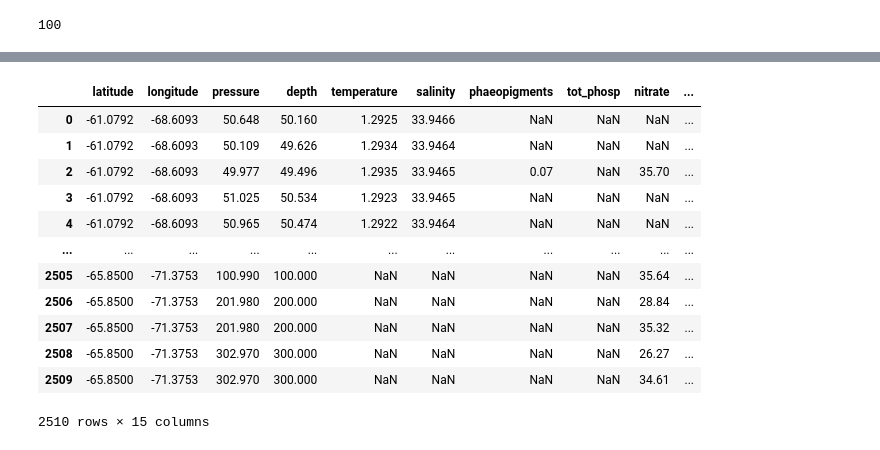
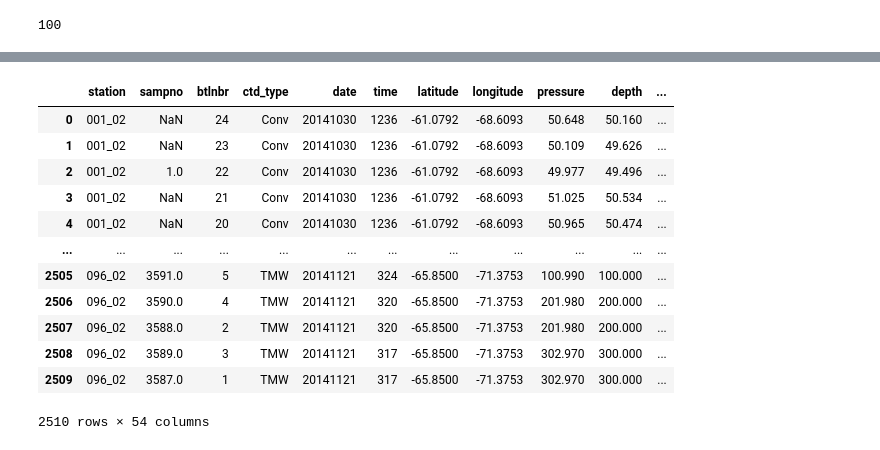
Before and after one commit to ayushnag/sophy, a Jupyter notebook: sophy/sophysandbox.ipynb, the cells around one changed output, grey strips where cells are left out. Saved outputs shown, nothing was run; the diff lists cells and outputs as text; code cells hidden in the pictures.

```diff
--- a/sophy/sophysandbox.ipynb
+++ b/sophy/sophysandbox.ipynb
@@ -799,24 +828,19 @@ pd.read_csv('../data/datasets/lter.csv', encoding='unicode_escape').head(100)
 # %%
 sample_df: DataFrame = pd.read_csv('../data/datasets/modified/joy_warren.csv', encoding='utf-8')
-sample_df['timestamp'] = pd.to_datetime(sample_df['date'], format='%Y%m%d', errors='coerce').dropna()
-sample_df = sample_df.drop(columns=['date', 'time'])
-extra = sample_df.columns.difference(sophysql.get_table_cols("sample"))
-sample_df["extra"] = sample_df[extra].agg(lambda r: r[r.notna()].to_json(), axis=1)
-sample_df = sample_df.drop(columns=list(extra))
 sample_df
 # chemtax_df = pd.read_csv('../data/datasets/joy_warren_chemtax.csv')
 # chemtax_df
 # %% [output]
-|  | latitude | longitude | pressure | depth | temperature | salinity | phaeopigments | tot_phosp | nitrate | ... |
-| 0 | -61.0792 | -68.6093 | 50.648 | 50.160 | 1.2925 | 33.9466 | NaN | NaN | NaN | ... |
-| 1 | -61.0792 | -68.6093 | 50.109 | 49.626 | 1.2934 | 33.9464 | NaN | NaN | NaN | ... |
-| 2 | -61.0792 | -68.6093 | 49.977 | 49.496 | 1.2935 | 33.9465 | 0.07 | NaN | 35.70 | ... |
-| 3 | -61.0792 | -68.6093 | 51.025 | 50.534 | 1.2923 | 33.9465 | NaN | NaN | NaN | ... |
-| 4 | -61.0792 | -68.6093 | 50.965 | 50.474 | 1.2922 | 33.9464 | NaN | NaN | NaN | ... |
-| ... | ... | ... | ... | ... | ... | ... | ... | ... | ... | ... |
-| 2505 | -65.8500 | -71.3753 | 100.990 | 100.000 | NaN | NaN | NaN | NaN | 35.64 | ... |
-| 2506 | -65.8500 | -71.3753 | 201.980 | 200.000 | NaN | NaN | NaN | NaN | 28.84 | ... |
-| 2507 | -65.8500 | -71.3753 | 201.980 | 200.000 | NaN | NaN | NaN | NaN | 35.32 | ... |
-| 2508 | -65.8500 | -71.3753 | 302.970 | 300.000 | NaN | NaN | NaN | NaN | 26.27 | ... |
-| 2509 | -65.8500 | -71.3753 | 302.970 | 300.000 | NaN | NaN | NaN | NaN | 34.61 | ... |
+|  | station | sampno | btlnbr | ctd_type | date | time | latitude | longitude | pressure | depth | ... |
+| 0 | 001_02 | NaN | 24 | Conv | 20141030 | 1236 | -61.0792 | -68.6093 | 50.648 | 50.160 | ... |
+| 1 | 001_02 | NaN | 23 | Conv | 20141030 | 1236 | -61.0792 | -68.6093 | 50.109 | 49.626 | ... |
+| 2 | 001_02 | 1.0 | 22 | Conv | 20141030 | 1236 | -61.0792 | -68.6093 | 49.977 | 49.496 | ... |
+| 3 | 001_02 | NaN | 21 | Conv | 20141030 | 1236 | -61.0792 | -68.6093 | 51.025 | 50.534 | ... |
+| 4 | 001_02 | NaN | 20 | Conv | 20141030 | 1236 | -61.0792 | -68.6093 | 50.965 | 50.474 | ... |
+| ... | ... | ... | ... | ... | ... | ... | ... | ... | ... | ... | ... |
+| 2505 | 096_02 | 3591.0 | 5 | TMW | 20141121 | 324 | -65.8500 | -71.3753 | 100.990 | 100.000 | ... |
+| 2506 | 096_02 | 3590.0 | 4 | TMW | 20141121 | 320 | -65.8500 | -71.3753 | 201.980 | 200.000 | ... |
+| 2507 | 096_02 | 3588.0 | 2 | TMW | 20141121 | 320 | -65.8500 | -71.3753 | 201.980 | 200.000 | ... |
+| 2508 | 096_02 | 3589.0 | 3 | TMW | 20141121 | 317 | -65.8500 | -71.3753 | 302.970 | 300.000 | ... |
+| 2509 | 096_02 | 3587.0 | 1 | TMW | 20141121 | 317 | -65.8500 | -71.3753 | 302.970 | 300.000 | ... |
-2510 rows × 15 columns
+2510 rows × 54 columns
```
Also changed, not shown: parts of 17 cells of this notebook, 13 other files.
